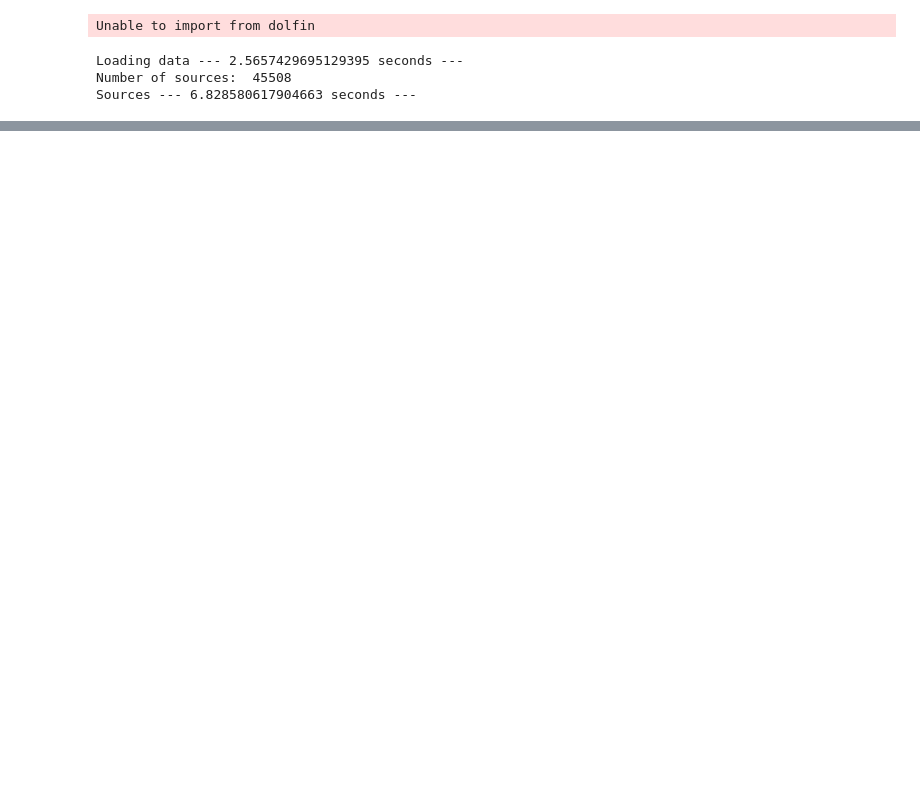
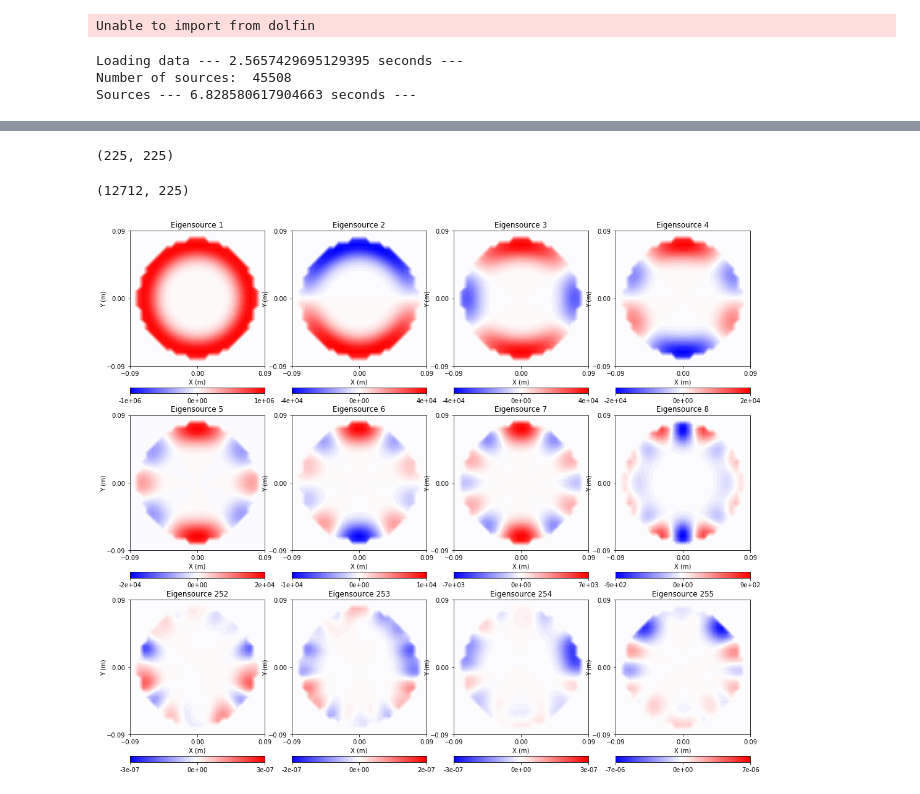
Before and after one commit to Neuroinflab/kESI, a Jupyter notebook: extras/validation/plotting_results.ipynb, the cells around one changed output, grey strips where cells are left out. Cells and saved outputs as stored; diff of their text form; code cells hidden in the pictures; blank space fills up the shorter version.

```diff
--- a/extras/validation/plotting_results.ipynb
+++ b/extras/validation/plotting_results.ipynb
@@ -315,4 +316,6 @@ cross_kernel = loadable_reconstructor._CrossKernelReconstructor.load(cross_rec_f
 cross_reconstructor = loadable_reconstructor._CrossKernelReconstructor(_LinearKernelSolver(kernel), cross_kernel)
+# %%
+cross_kernel = loadable_reconstructor.get_kernel_matrix(measurement_manager_basis)
 # %%
 potential = [measurement_manager.probe(source) for source in sources]
 # %%
@@ -337,0 +378,5 @@ four_spheres validation PicardCV src_nr 0
+# %%
+def calculate_eigensources(kernel, cross_kernel, regularization_parameter=0):
+    eigenvalues, eigenvectors = np.linalg.eigh(kernel + np.identity(kernel.shape[0])
+                                               * regularization_parameter)
+    return np.matmul(cross_kernel, eigenvectors), eigenvalues, eigenvectors
@@ -337,0 +387,10 @@ four_spheres validation PicardCV src_nr 0
+# %%
+eigensources, eigenvalues, eigenvectors = calculate_eigensources(kernel, cross_kernel, regularization_parameter=0)
+# %%
+kernel.shape
+# %% [output]
+(225, 225)
+# %%
+cross_kernel.shape
+# %% [output]
+(12712, 225)
@@ -337,0 +488,4 @@ four_spheres validation PicardCV src_nr 0
+# %%
+generate_eigensource_subplot(X, Y, Z, eigensources, IDX, layer, str(sphere)+'_Eigensources_different_scales', path)
+# %% [output]
+[figure, added]
```
Also changed, not shown: parts of 10 cells of this notebook.
